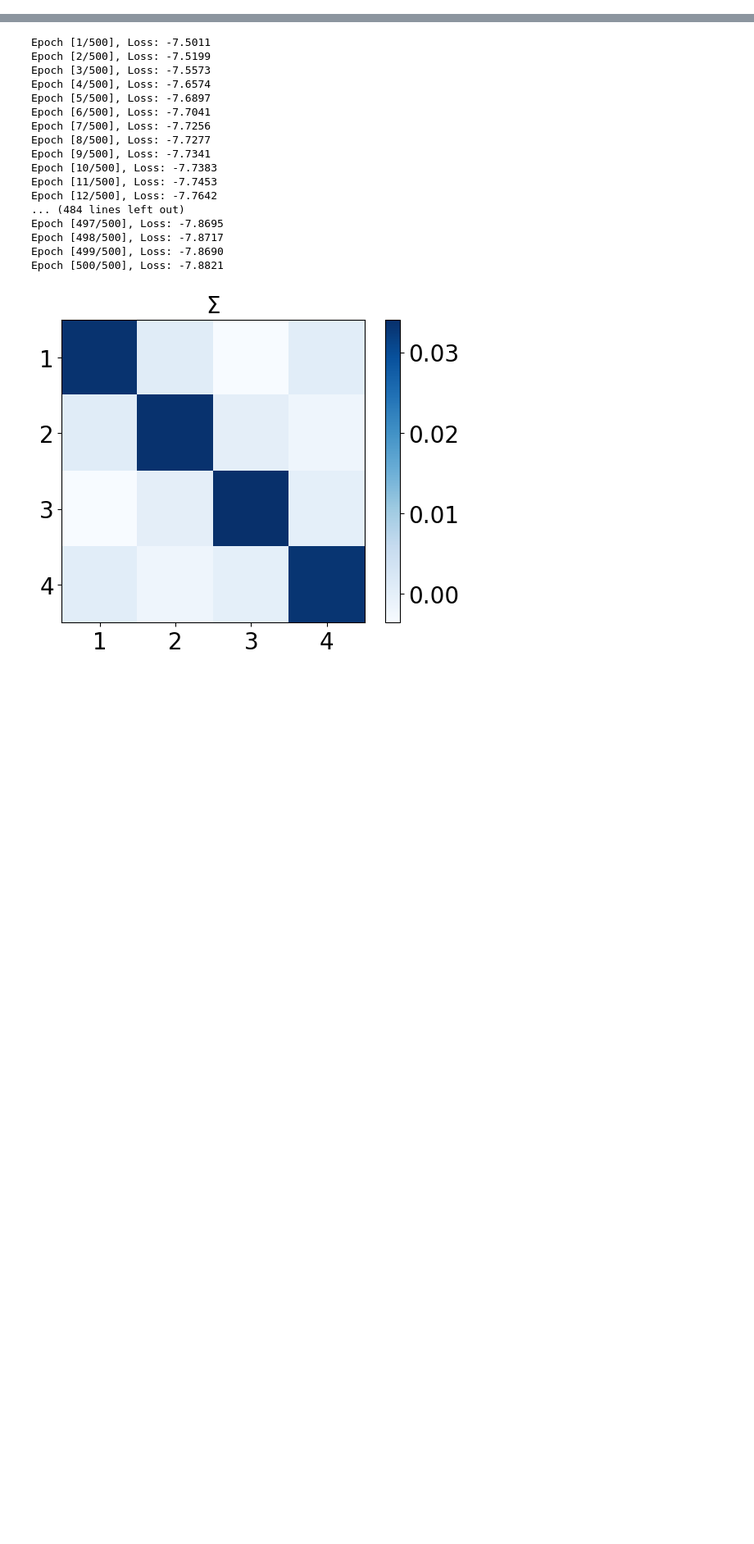
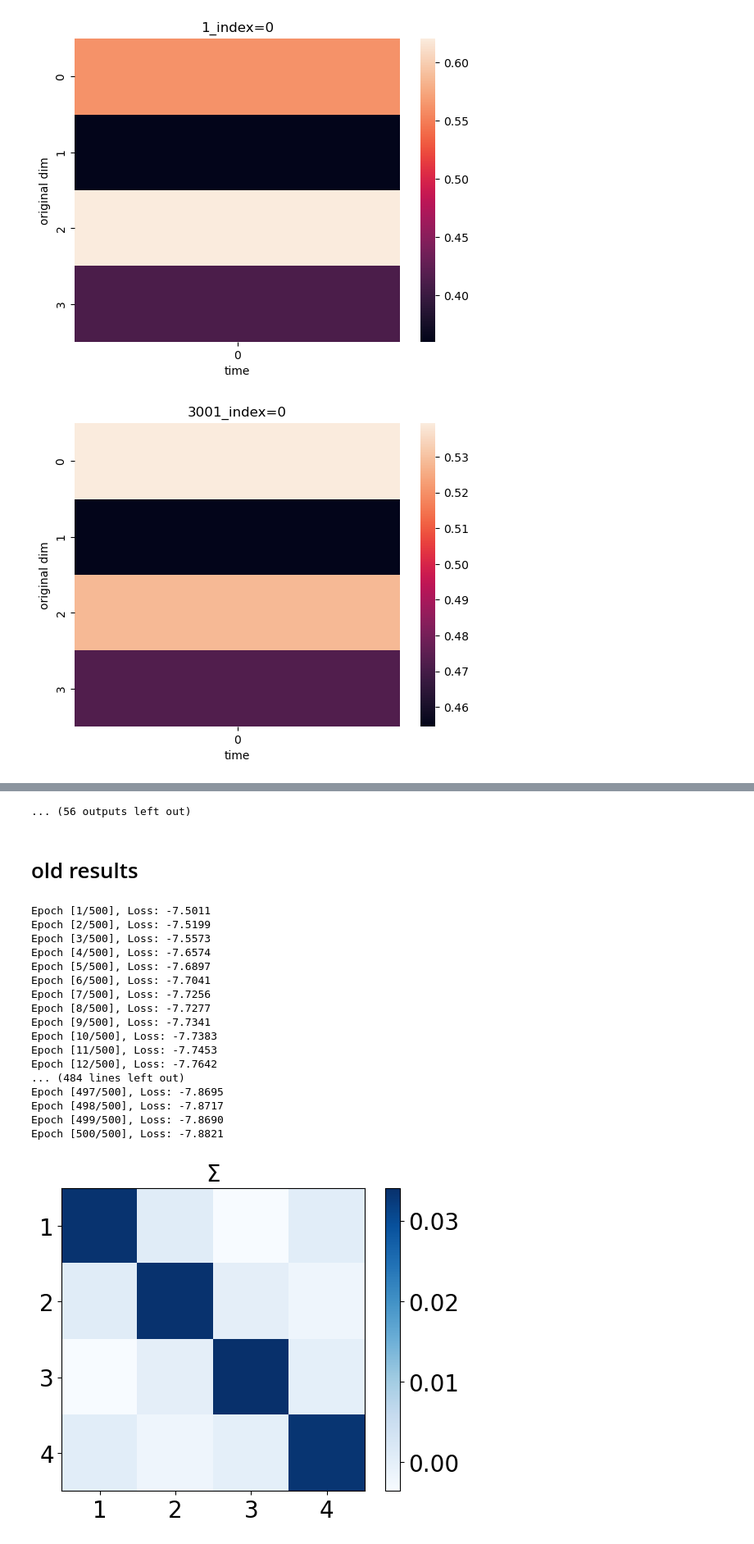
Before and after one commit to Matthew-ymz/Time-series-forecasting-for-causal-emergence, a Jupyter notebook: postprocessing/SIR_analy.ipynb, the cells around one changed output, grey strips where cells are left out. Shown at 82% size. Drawn from its saved outputs; the diff is of its cells as text; code cells hidden in the pictures; blank space fills up the shorter version.

```diff
--- a/postprocessing/SIR_analy.ipynb
+++ b/postprocessing/SIR_analy.ipynb
@@ -168,0 +28,5 @@ class MultivariateGaussianModel(nn.Module):
+# %%
+analysis_u(us, seq_len=1, dims=4, start=start, end=end, interval=interval, target=[0,1,2,3])
+# %% [output]
+[figure, added]
+[figure, added]
@@ -169,3 +43,6 @@ class MultivariateGaussianModel(nn.Module):
+... (56 outputs left out)
+# %% [markdown]
+# old results
 # %%
 mul_batch_size = [0,5000,3000,1000]#[0,10,4500,1500]
 sigma = 0.03
```
Also changed, not shown: parts of 7 cells of this notebook, 11 other files.
